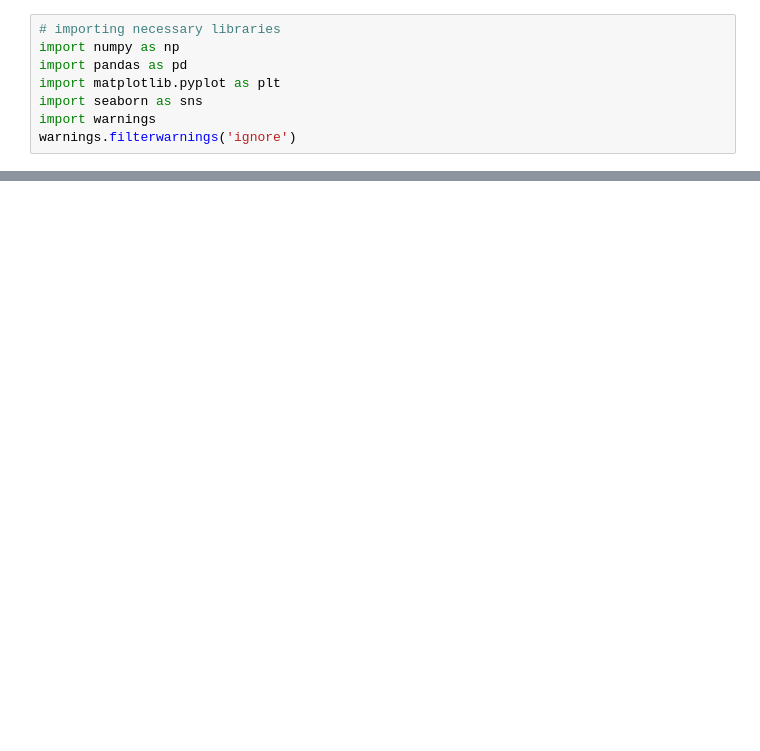
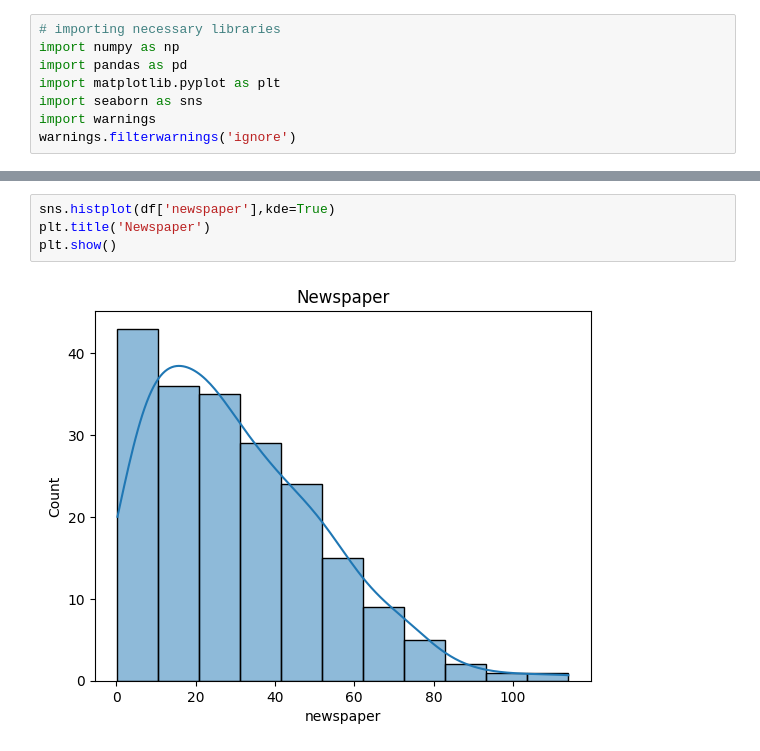
Before and after one commit to dipa-khadka/Datascince_Project, a Jupyter notebook: Sales Prediction/sales_prediction.ipynb, the cells around one changed output, grey strips where cells are left out. Drawn from its saved outputs; the diff is of its cells as text; blank space fills up the shorter version.

```diff
--- a/Sales Prediction/sales_prediction.ipynb
+++ b/Sales Prediction/sales_prediction.ipynb
@@ -26,0 +116,6 @@ df.head
+# %%
+sns.histplot(df['newspaper'],kde=True)
+plt.title('Newspaper')
+plt.show()
+# %% [output]
+[figure, added]
```
Also changed, not shown: parts of 54 cells of this notebook, 1 other file.
